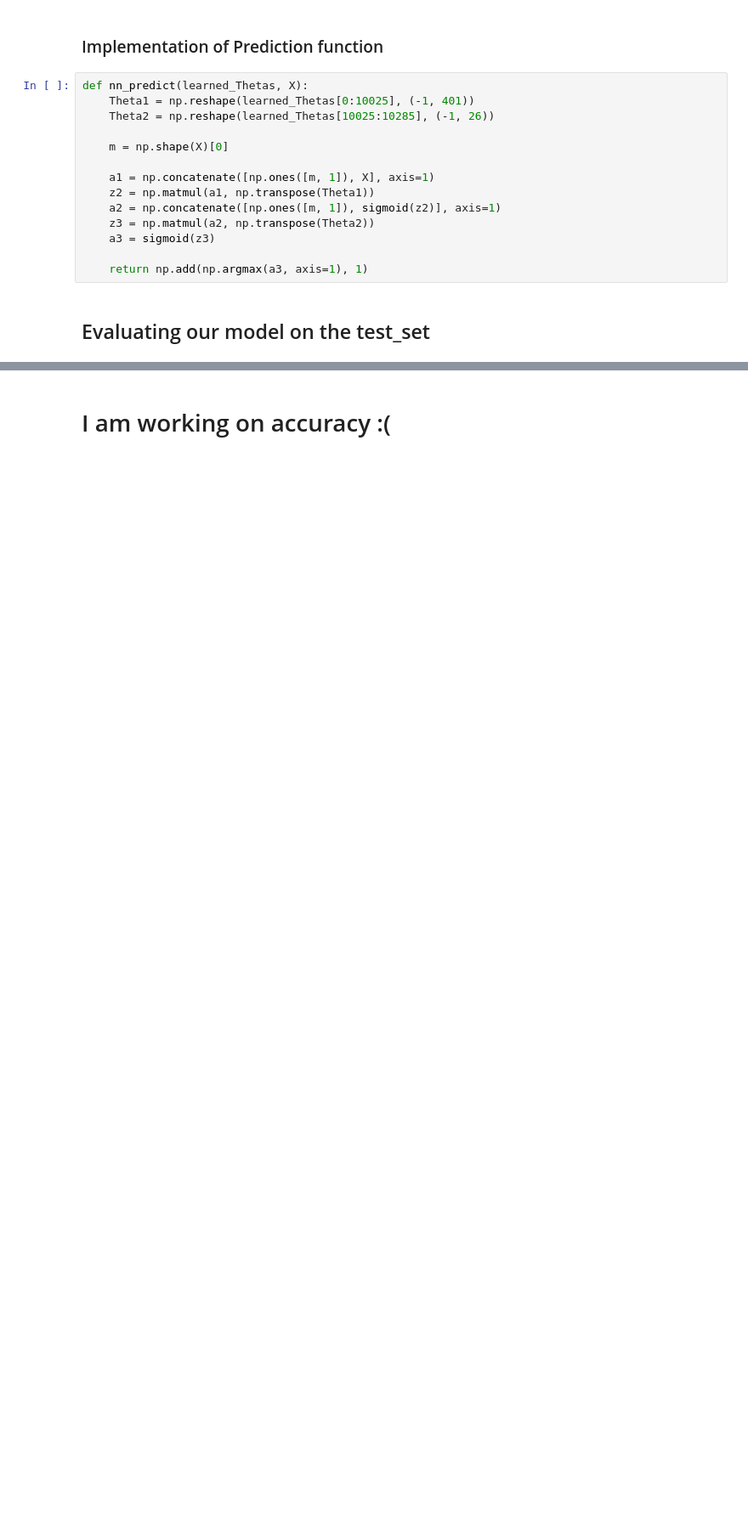
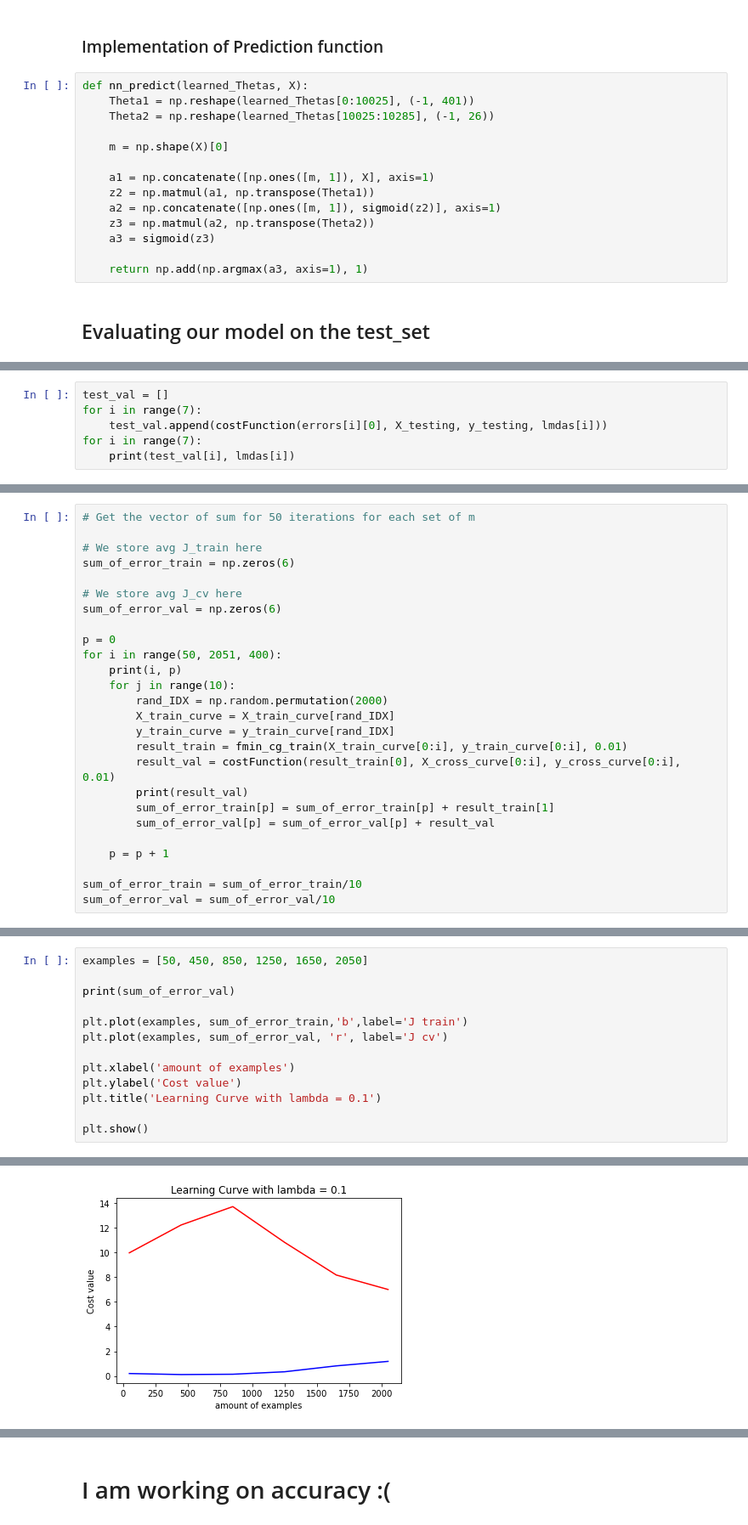
Before and after one commit to Jaime-Pinkman/Data-Science, a Jupyter notebook: neural_network/ImageRecognition.ipynb, the cells around one changed output, grey strips where cells are left out. Shown at 85% size. Cells and saved outputs as stored; diff of their text form; blank space fills up the shorter version.

```diff
--- a/neural_network/ImageRecognition.ipynb
+++ b/neural_network/ImageRecognition.ipynb
@@ -322,0 +424,6 @@ print(np.mean((predictions == y_test.flatten()) * 100))
+# %%
+test_val = []
+for i in range(7):
+    test_val.append(costFunction(errors[i][0], X_testing, y_testing, lmdas[i]))
+for i in range(7):
+    print(test_val[i], lmdas[i])
@@ -322,0 +479,26 @@ print(np.mean((predictions == y_test.flatten()) * 100))
+# %%
+# Get the vector of sum for 50 iterations for each set of m
+
+# We store avg J_train here
+sum_of_error_train = np.zeros(6)
+
+# We store avg J_cv here
+sum_of_error_val = np.zeros(6)
+
+p = 0
+for i in range(50, 2051, 400):
+    print(i, p)
+    for j in range(10):
+        rand_IDX = np.random.permutation(2000)
+        X_train_curve = X_train_curve[rand_IDX]
+        y_train_curve = y_train_curve[rand_IDX]
+        result_train = fmin_cg_train(X_train_curve[0:i], y_train_curve[0:i], 0.01)
+        result_val = costFunction(result_train[0], X_cross_curve[0:i], y_cross_curve[0:i], 0.01)
+        print(result_val)
+        sum_of_error_train[p] = sum_of_error_train[p] + result_train[1]
+        sum_of_error_val[p] = sum_of_error_val[p] + result_val
+
+    p = p + 1
+
+sum_of_error_train = sum_of_error_train/10
+sum_of_error_val = sum_of_error_val/10
@@ -322,0 +523,14 @@ print(np.mean((predictions == y_test.flatten()) * 100))
+# %%
+examples = [50, 450, 850, 1250, 1650, 2050]
+
+print(sum_of_error_val)
+
+plt.plot(examples, sum_of_error_train,'b',label='J train')
+plt.plot(examples, sum_of_error_val, 'r', label='J cv')
+
+plt.xlabel('amount of examples')
+plt.ylabel('Cost value')
+plt.title('Learning Curve with lambda = 0.1')
+
+plt.show()
+# %% [output]
@@ -322,0 +538 @@ print(np.mean((predictions == y_test.flatten()) * 100))
+[figure, added]
```
Also changed, not shown: parts of 33 cells of this notebook, 2 other files.
